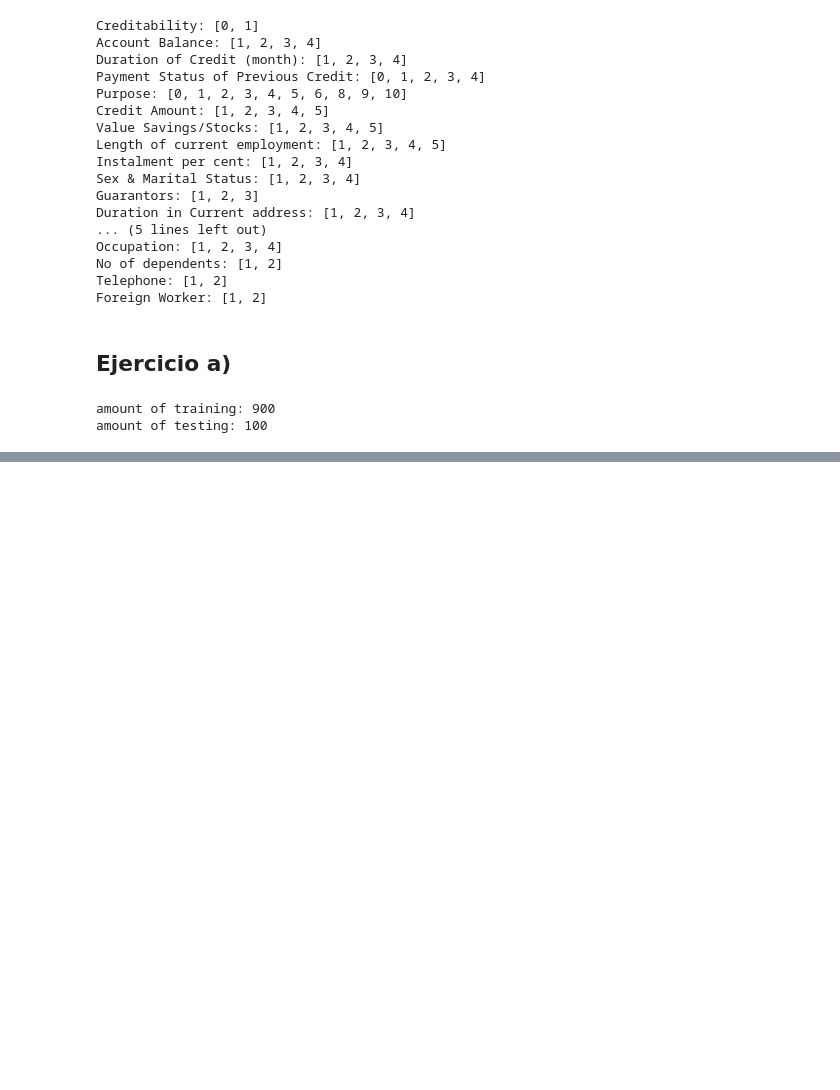
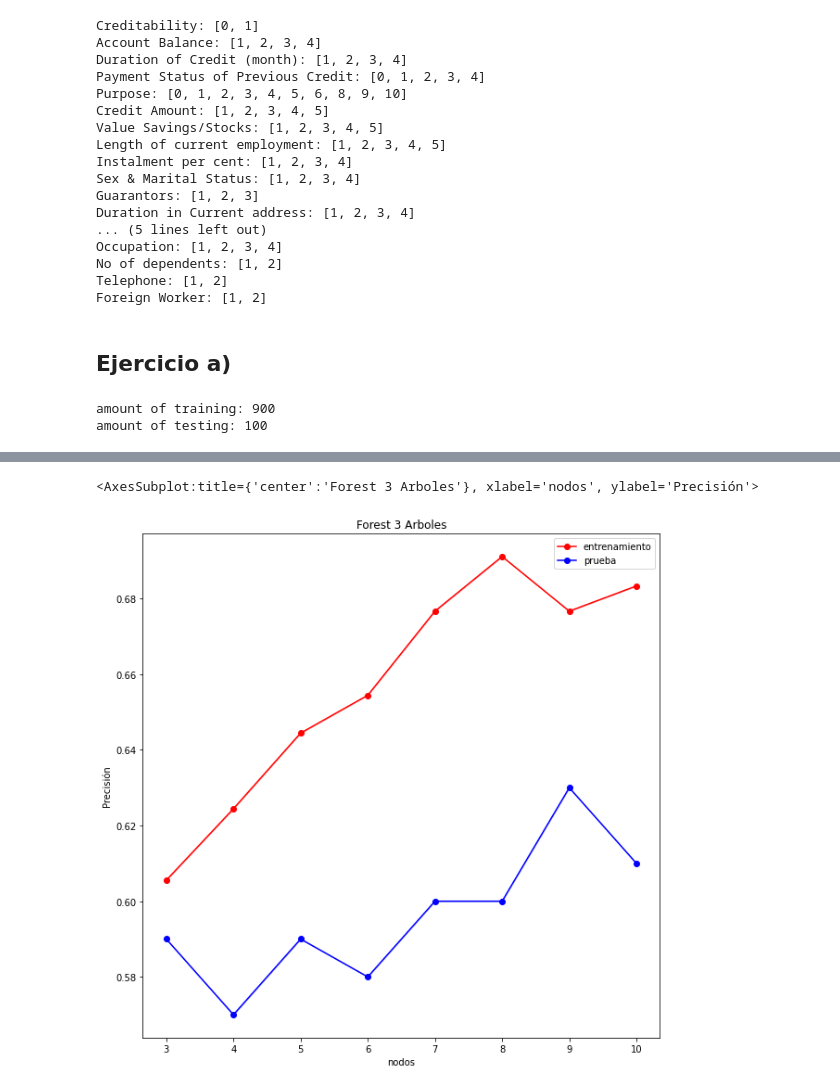
Before and after one commit to gsilvatici/MachineLearningStories, a Jupyter notebook: tp2/ej1.ipynb, the cells around one changed output, grey strips where cells are left out. Cells and saved outputs as stored; diff of their text form; code cells hidden in the pictures; blank space fills up the shorter version.

```diff
--- a/tp2/ej1.ipynb
+++ b/tp2/ej1.ipynb
@@ -176,0 +197,28 @@ forest matrix
+# %%
+def precision(matrix):
+    tp = matrix[0][0]
+    tn = matrix[1][1]
+    fp = matrix[1][0]
+    fn = matrix[0][1]
+    return tp / (tn + fp + fn + tp)
+
+def plot_multiple(*plots, title=None, marker=None):
+    _, ax = plt.subplots(1, 1, figsize=(10, 10))
+    ax.set_title(title)
+    colors = ["red", "blue", "green", "yellow", "purple"]
+    for i, plot in enumerate(plots):
+        color = colors[i] if i < len(colors) else None
+        (
+            x,
+            y,
+            e,
+            title,
+        ) = plot
+        ax.plot(x, y, color=color, label=title, marker=marker)
+        y = np.asarray(y)
+        e = np.asarray(e)
+        ax.fill_between(x, (y - e), (y + e), color=color, alpha=0.2)
+        ax.set_xlabel("nodos")
+        ax.set_ylabel("Precisión")
+    ax.legend()
+    return ax
@@ -176,0 +316,7 @@ forest matrix
+# %%
+ptrain, ptest = variable_tree_forest(3)
+# %%
+plot_multiple(ptrain, ptest, title='Forest 3 Arboles', marker='o')
+# %% [output]
+<AxesSubplot:title={'center':'Forest 3 Arboles'}, xlabel='nodos', ylabel='Precisión'>
+[figure, added]
```
Also changed, not shown: parts of 14 cells of this notebook, 1 other file.
